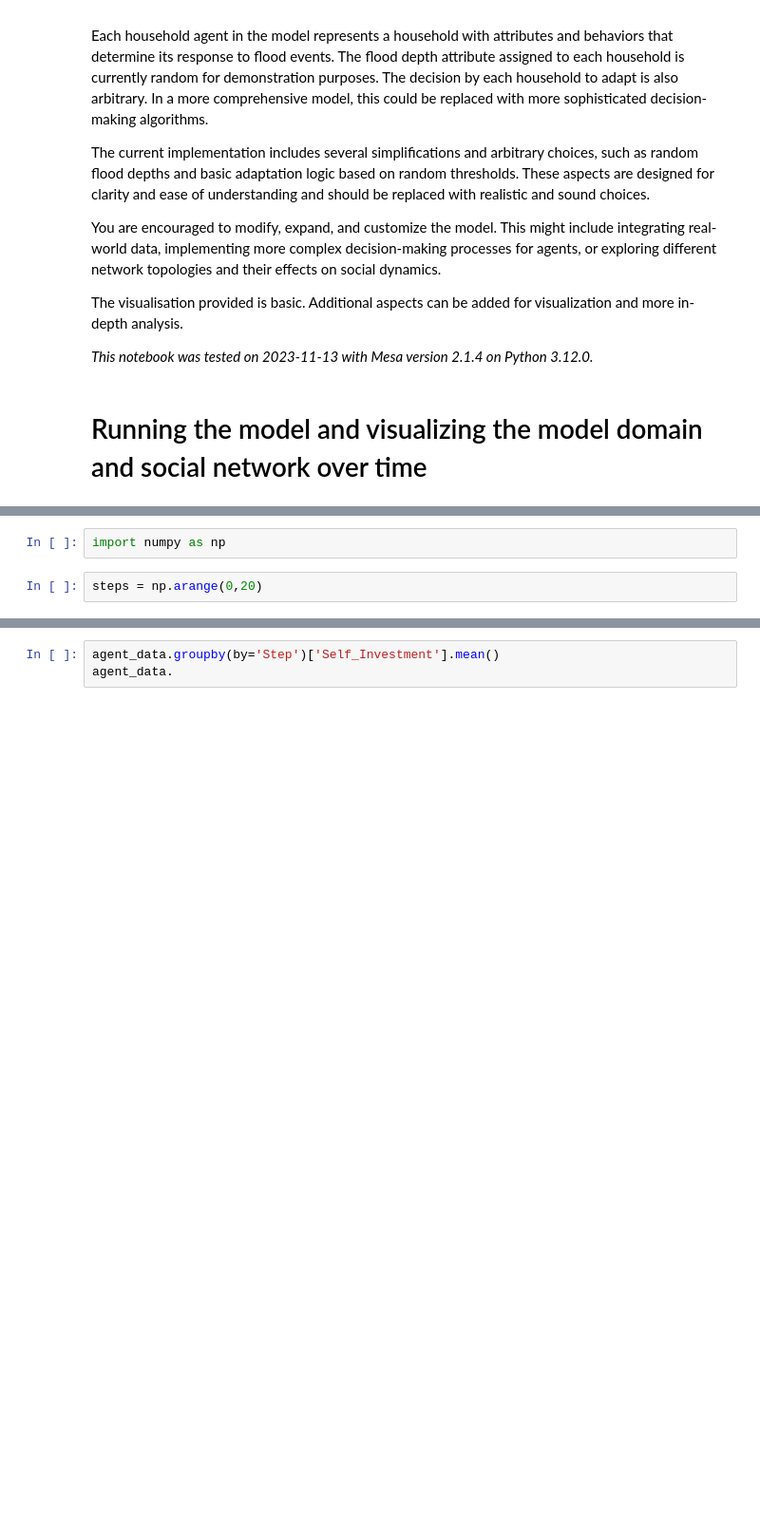
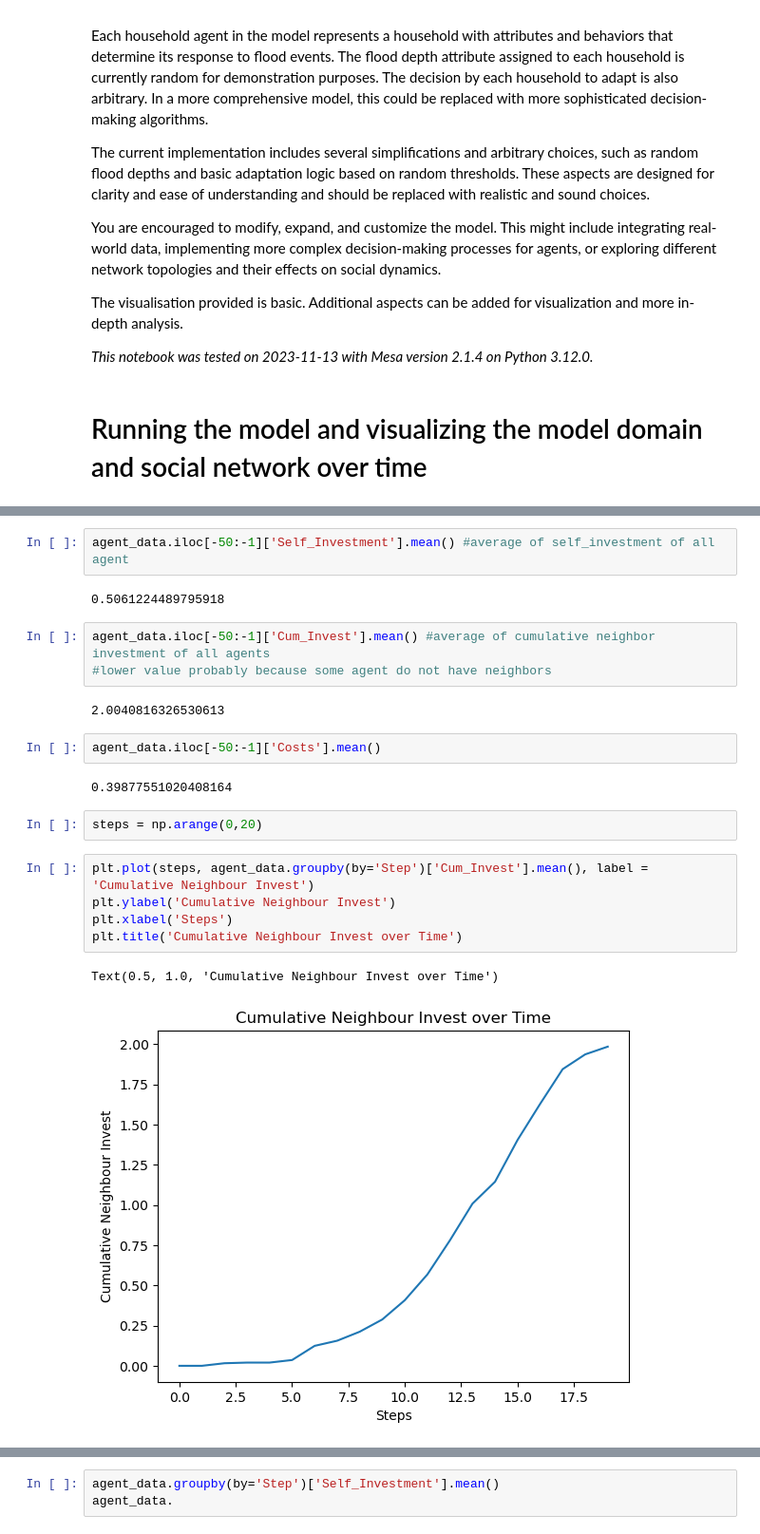
Before and after one commit to thomaslautenb/ABM, a Jupyter notebook: base_model_group1/base_model_mesa/model/demo.ipynb, the cells around one changed output, grey strips where cells are left out. Shown at 95% size. Saved outputs shown, nothing was run; the diff lists cells and outputs as text; blank space fills up the shorter version.

Commit message:
update costs and average neighbor invest after each step!
Emergent behaviour is now visible!-> neighbor invest now actually improces costs and therefore investment of others!

```diff
--- a/base_model_group1/base_model_mesa/model/demo.ipynb
+++ b/base_model_group1/base_model_mesa/model/demo.ipynb
@@ -112,7 +94,26 @@ agent_data.iloc[-50:-1]
-# %%
-import numpy as np
+# %%
+agent_data.iloc[-50:-1]['Self_Investment'].mean() #average of self_investment of all agent
+# %% [output]
+0.5061224489795918
+# %%
+agent_data.iloc[-50:-1]['Cum_Invest'].mean() #average of cumulative neighbor investment of all agents
+#lower value probably because some agent do not have neighbors
+# %% [output]
+2.0040816326530613
+# %%
+agent_data.iloc[-50:-1]['Costs'].mean()
+# %% [output]
+0.39877551020408164
 # %%
 steps = np.arange(0,20)
+# %%
+plt.plot(steps, agent_data.groupby(by='Step')['Cum_Invest'].mean(), label = 'Cumulative Neighbour Invest')
+plt.ylabel('Cumulative Neighbour Invest')
+plt.xlabel('Steps')
+plt.title('Cumulative Neighbour Invest over Time')
+# %% [output]
+Text(0.5, 1.0, 'Cumulative Neighbour Invest over Time')
+[figure, added]
 # %%
 plt.plot(steps, agent_data.groupby(by='Step')['Costs'].mean(), label = 'Costs')
 plt.ylabel('Costs')
```
Also changed, not shown: parts of 14 cells of this notebook, 1 other file.
